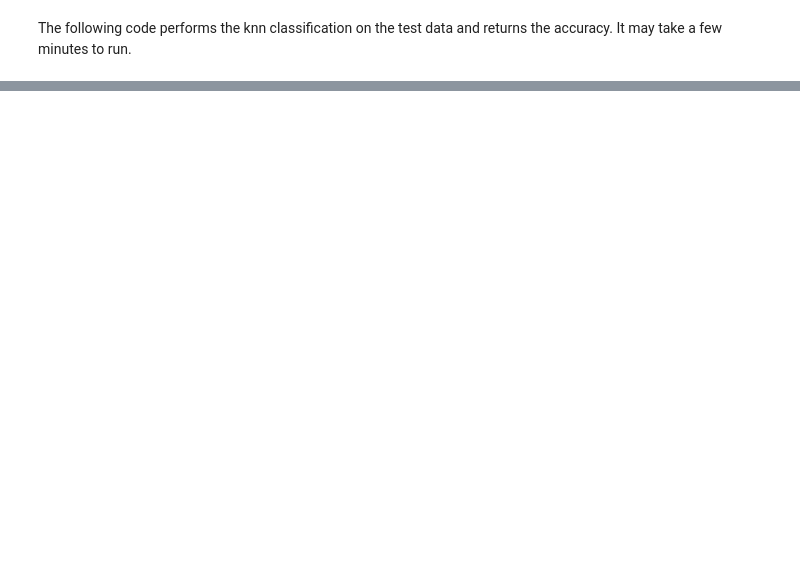
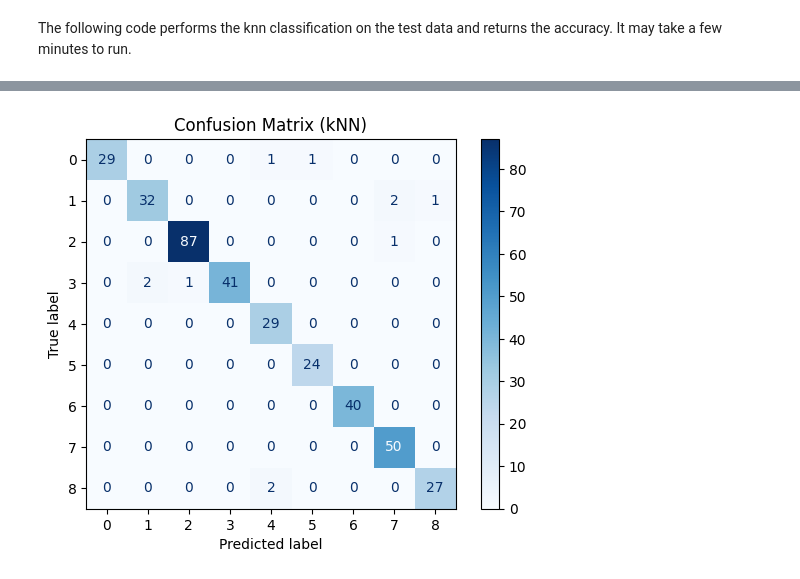
Before and after one commit to MaDoJo/AML_Group13, a Jupyter notebook: pipeline.ipynb, the cells around one changed output, grey strips where cells are left out. Cells and saved outputs as stored; diff of their text form; code cells hidden in the pictures; blank space fills up the shorter version.

```diff
--- a/pipeline.ipynb
+++ b/pipeline.ipynb
@@ -205,0 +271,27 @@ print("Mismatch:\t{:.2f}%".format(100 - accuracy))
+# %%
+from src.knn.knn_pipeline import get_distances, predict
+from src.random_forest.evaluate import compute_per_class_metrics
+from src.utils.visualize_results import plot_cm
+import torch
+
+best_k = 1
+
+Y_true = np.argmax(test_class_matrix, axis=1)
+Y_pred_classes = []
+
+for data_point in test_data:
+    distances = get_distances(data_point, train_data)
+    pred_class = predict(best_k, distances, train_class_matrix)
+    Y_pred_classes.append(pred_class)
+
+Y_pred_classes = np.array(Y_pred_classes)
+
+knn_metrics = compute_per_class_metrics(
+    torch.from_numpy(Y_pred_classes),
+    torch.from_numpy(Y_true),
+    num_classes=test_class_matrix.shape[1]
+)
+
+plot_cm("Confusion Matrix (kNN)", Y_true, Y_pred_classes)
+# %% [output]
+[figure, added]
```
Also changed, not shown: parts of 23 cells of this notebook, 4 other files.
